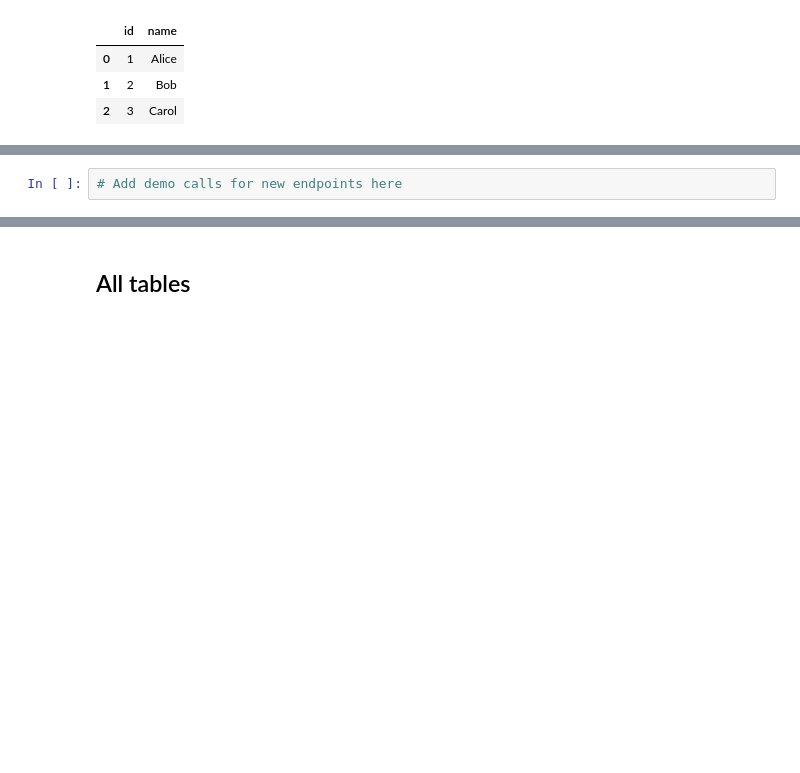
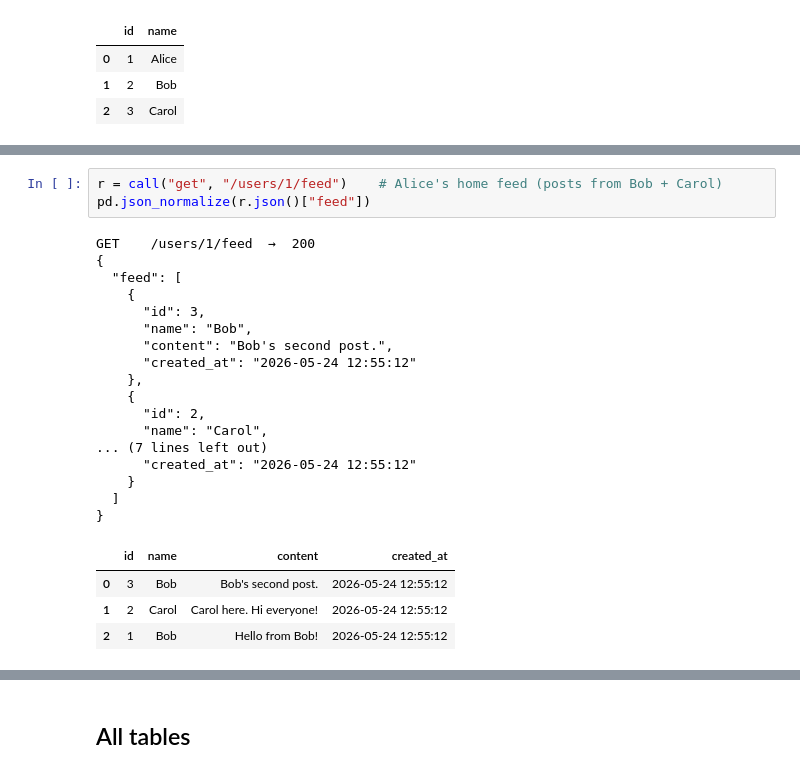
Before and after one commit to AliDariusKhan/sys-design, a Jupyter notebook: twitter_solution.ipynb, the cells around one changed output, grey strips where cells are left out. Cells and saved outputs as stored; diff of their text form; blank space fills up the shorter version.

```diff
--- a/twitter_solution.ipynb
+++ b/twitter_solution.ipynb
@@ -239,2 +295,25 @@ POST   /posts  →  201
-# %%
-# Add demo calls for new endpoints here
+# %%
+r = call("get", "/users/1/feed")    # Alice's home feed (posts from Bob + Carol)
+pd.json_normalize(r.json()["feed"])
+# %% [output]
+GET    /users/1/feed  →  200
+{
+  "feed": [
+    {
+      "id": 3,
+      "name": "Bob",
+      "content": "Bob's second post.",
+      "created_at": "2026-05-24 12:55:12"
+    },
+    {
+      "id": 2,
+      "name": "Carol",
+... (7 lines left out)
+      "created_at": "2026-05-24 12:55:12"
+    }
+  ]
+}
+|  | id | name | content | created_at |
+| 0 | 3 | Bob | Bob's second post. | 2026-05-24 12:55:12 |
+| 1 | 2 | Carol | Carol here. Hi everyone! | 2026-05-24 12:55:12 |
+| 2 | 1 | Bob | Hello from Bob! | 2026-05-24 12:55:12 |
```
Also changed, not shown: parts of 18 cells of this notebook.
